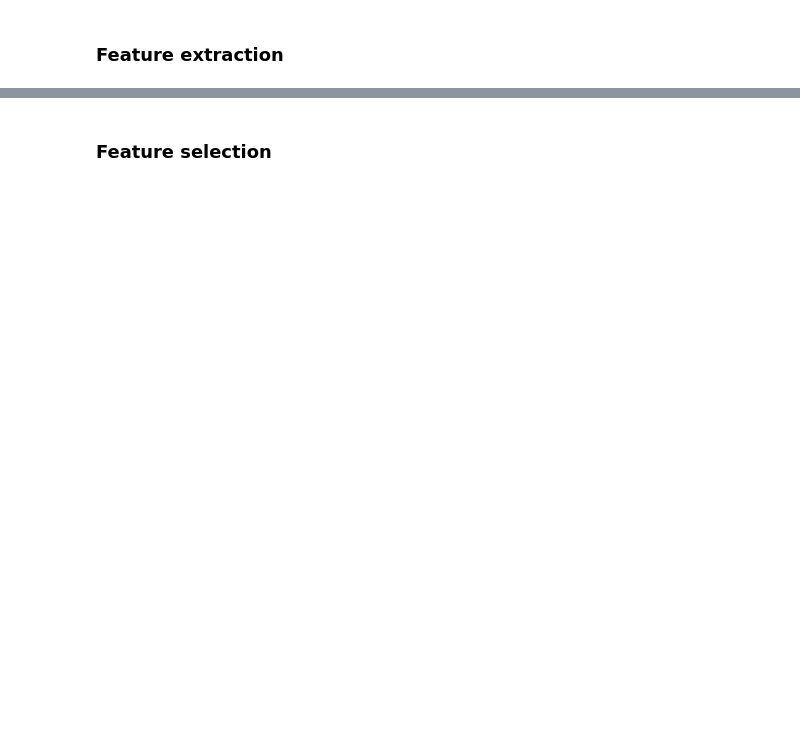
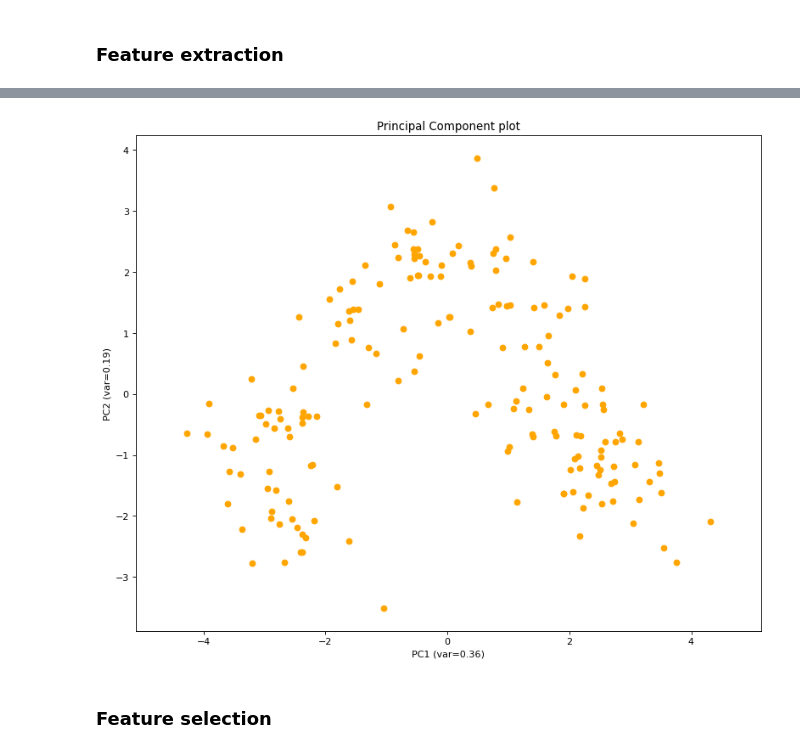
Before and after one commit to aletuf93/logproj, a Jupyter notebook: examples/05. Dimensionality Reduction.ipynb, the cells around one changed output, grey strips where cells are left out. Drawn from its saved outputs; the diff is of its cells as text; code cells hidden in the pictures; blank space fills up the shorter version.

```diff
--- a/examples/05. Dimensionality Reduction.ipynb
+++ b/examples/05. Dimensionality Reduction.ipynb
@@ -31,3 +36,10 @@ Target labels
+# %%
+#plot the dataset reduced into only two components
+#the axis identify the percentage of variance explained by each PC
+X_res, out_fig_dict, output_df = dr.PCAplot(n_comp=2,XX=X, diagnose=True)
+out_fig_dict['PCA_plot']
+# %% [output]
+[figure, added]
 # %%
 #Extract features using Multi-dimensional scaling
 # %%
```
Also changed, not shown: parts of 12 cells of this notebook, 1 other file.
